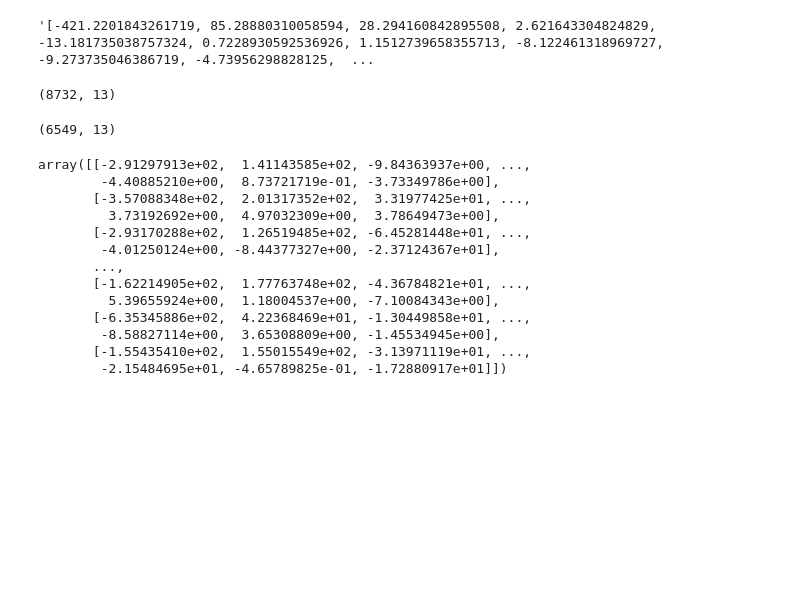
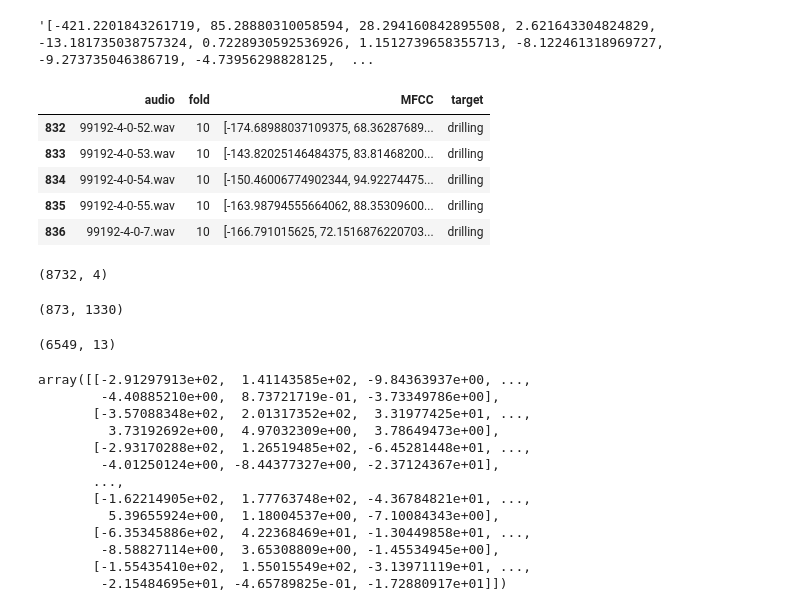
Before and after one commit to EstevesX10/ML2-Urban-Sound-Classification, a Jupyter notebook: Urban-Sound-Classification/UrbanSoundClassification.ipynb, the cells around one changed output. Cells and saved outputs as stored; diff of their text form; code cells hidden in the pictures; blank space fills up the shorter version.

```diff
--- a/Urban-Sound-Classification/UrbanSoundClassification.ipynb
+++ b/Urban-Sound-Classification/UrbanSoundClassification.ipynb
@@ -571,11 +568,27 @@ mfccs.MFCC[0]
 foo = [mfccs]
 foo.extend([pd.read_csv(pathsConfig["Datasets"][f"Fold-{i}"][datasetName]) for i in range(2,11)])
 mfccs = pd.concat(foo)
+# %%
+mfccs.tail()
+# %% [output]
+|  | audio | fold | MFCC | target |
+| 832 | 99192-4-0-52.wav | 10 | [-174.68988037109375, 68.36287689... | drilling |
+| 833 | 99192-4-0-53.wav | 10 | [-143.82025146484375, 83.81468200... | drilling |
+| 834 | 99192-4-0-54.wav | 10 | [-150.46006774902344, 94.92274475... | drilling |
+| 835 | 99192-4-0-55.wav | 10 | [-163.98794555664062, 88.35309600... | drilling |
+| 836 | 99192-4-0-7.wav | 10 | [-166.791015625, 72.1516876220703... | drilling |
+# %%
+mfccs.shape
+# %% [output]
+(8732, 4)
+# %%
+d = pd.read_csv(pathsConfig["Datasets"][f"Fold-{1}"]['Processed-Features'])
+d.shape
+# %% [output]
+(873, 1330)
 # %%
 # Convert mfccs into numpy array
 x = np.array(mfccs['MFCC'].apply(lambda x: ast.literal_eval(x)).tolist())
-
-print(x.shape)
 
 # Encode classes
 encoder = LabelEncoder()
@@ -589,8 +602,6 @@ train_indices, test_indices = train_test_split(indices, stratify=y, random_state
 
 trainX, trainY = x[train_indices], y[train_indices]
 testX, testY = x[test_indices], y[test_indices]
-# %% [output]
-(8732, 13)
 # %%
 print(trainX.shape)
 trainX
```
Also changed, not shown: parts of 15 cells of this notebook.
